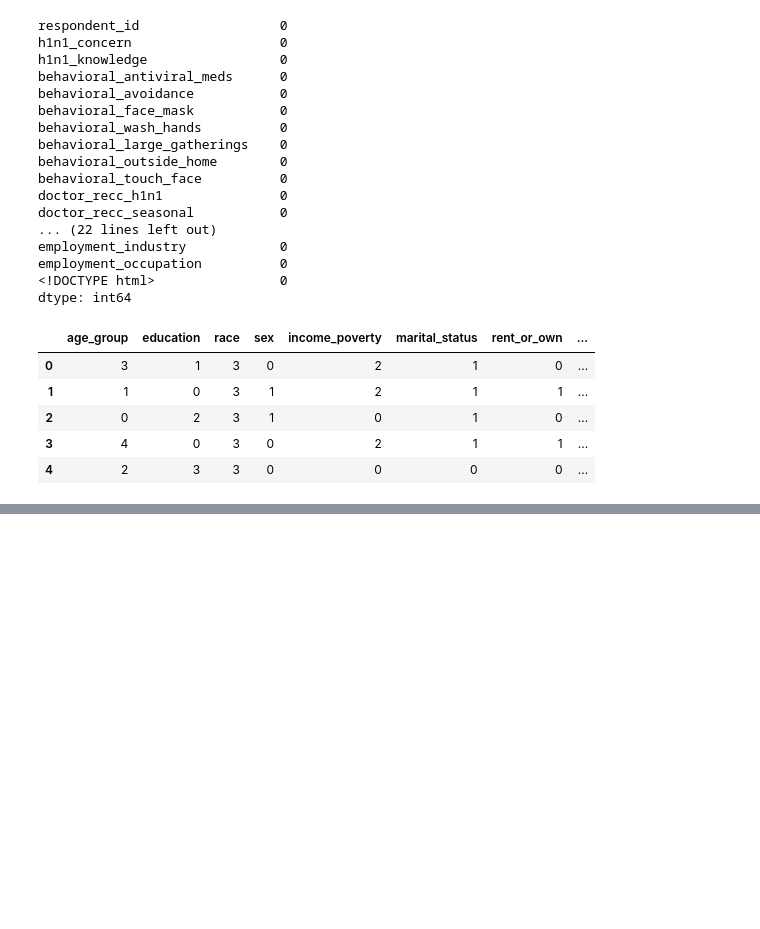
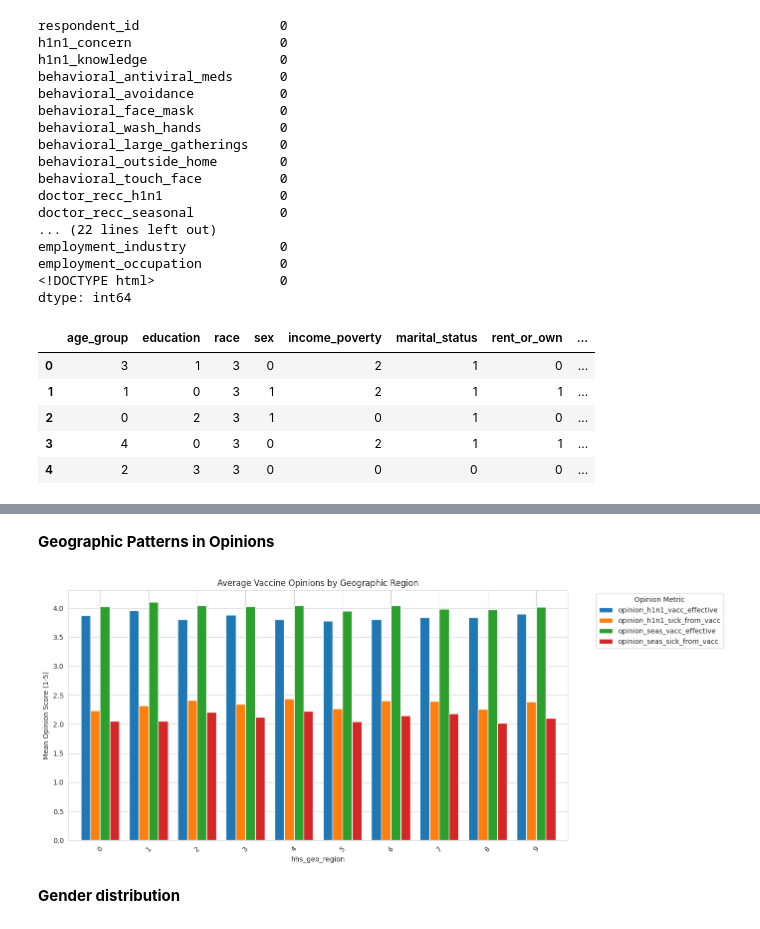
Before and after one commit to albert-raphael/alpha-group, a Jupyter notebook: Notebooks/flu shot.ipynb, the cells around one changed output, grey strips where cells are left out. Cells and saved outputs as stored; diff of their text form; code cells hidden in the pictures; blank space fills up the shorter version.

```diff
--- a/Notebooks/flu shot.ipynb
+++ b/Notebooks/flu shot.ipynb
@@ -858 +894,20 @@ AttributeError: module 'seaborn' has no attribute 'factorplot'
+# %% [markdown]
+ **Geographic Patterns in Opinions**
+# %%
+if 'hhs_geo_region' in data.columns:
+    # Calculate mean opinion scores by region
+    region_opinions = data.groupby('hhs_geo_region')[opinion_cols].mean()
+
+    # Plot as grouped bar chart
+    region_opinions.plot(kind='bar', figsize=(14, 6), width=0.8)
+    plt.title("Average Vaccine Opinions by Geographic Region")
+    plt.ylabel("Mean Opinion Score (1-5)")
+    plt.xticks(rotation=45)
+    plt.legend(title="Opinion Metric", bbox_to_anchor=(1.05, 1))
+    plt.tight_layout()
+    plt.show()
+# %% [output]
+[figure, added]
+# %% [markdown]
+**Gender distribution**
 # %%
```
Also changed, not shown: parts of 47 cells of this notebook, 10 other files.
